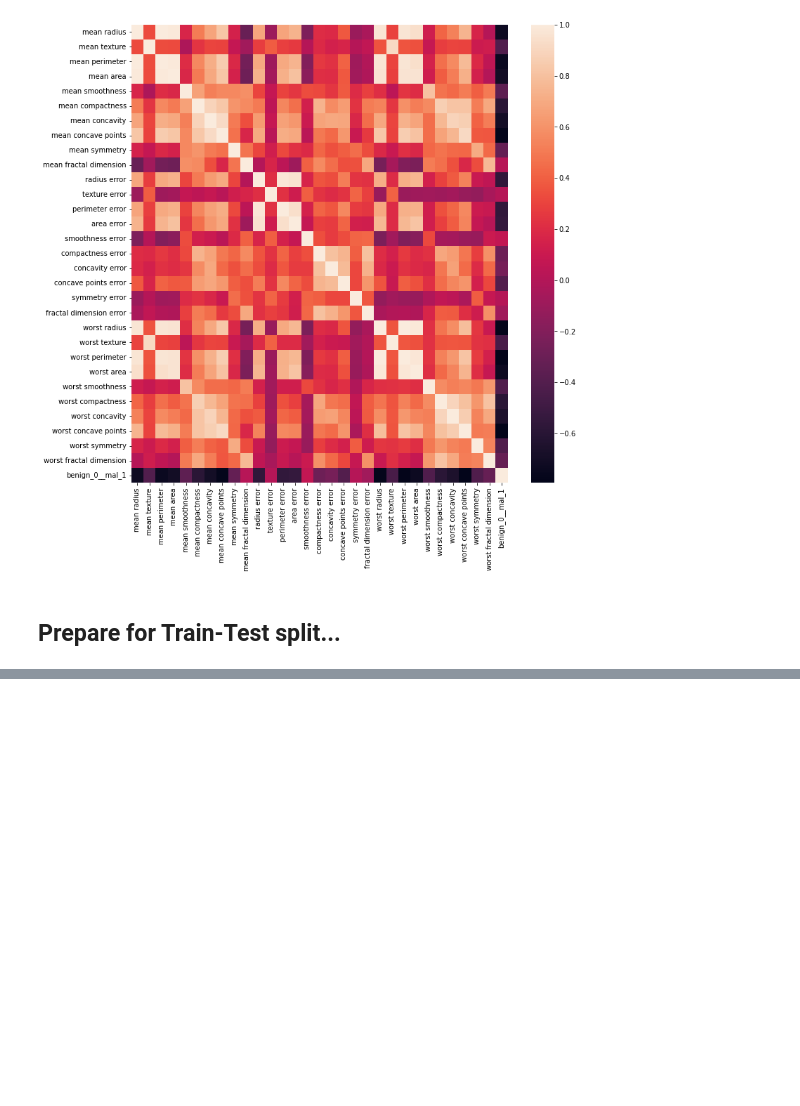
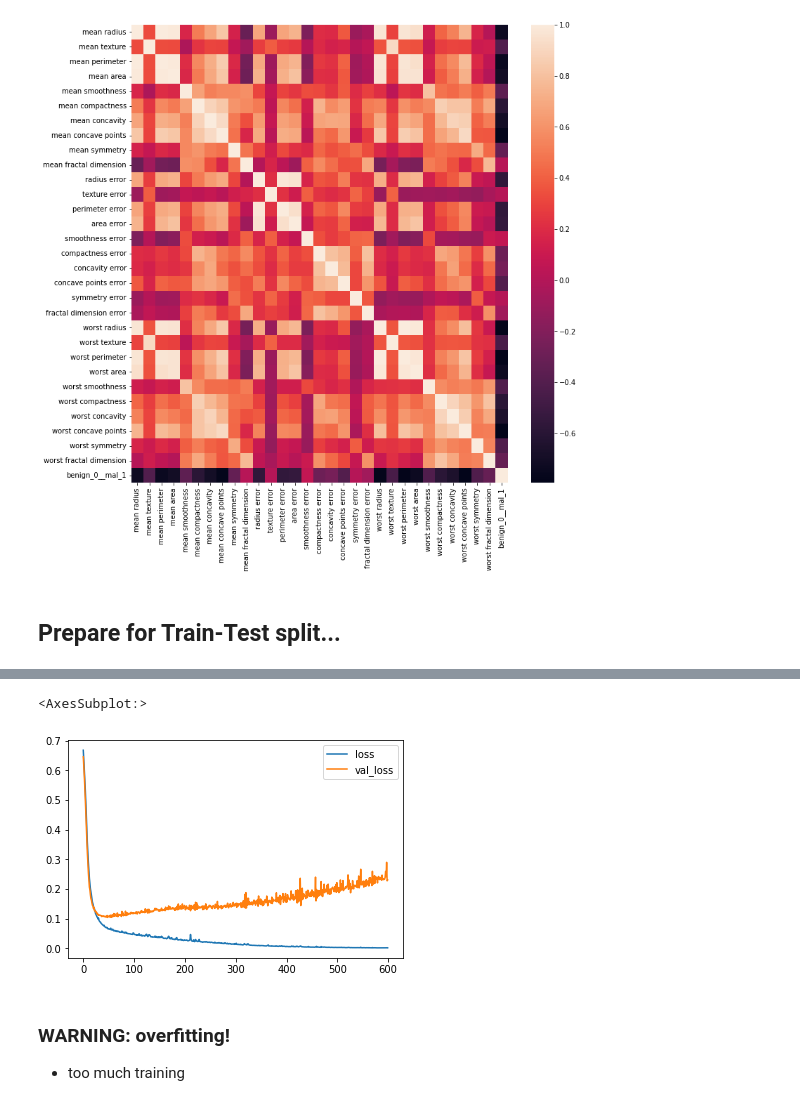
Before and after one commit to data-science-tsb/practice-tensorflow, a Jupyter notebook: tf2/02_Keras_Classification.ipynb, the cells around one changed output, grey strips where cells are left out. Drawn from its saved outputs; the diff is of its cells as text; code cells hidden in the pictures; blank space fills up the shorter version.

Commit message:
learn some things to prevent overfitting...

```diff
--- a/tf2/02_Keras_Classification.ipynb
+++ b/tf2/02_Keras_Classification.ipynb
@@ -96,0 +101,16 @@ X_test = scaler.transform(X_test)
+# %%
+from tensorflow.keras.models import Sequential
+from tensorflow.keras.layers import Dense, Dropout
+
+model = Sequential()
+model.add(Dense(30, activation='relu'))
+model.add(Dense(15, activation='relu'))
+
+model.add(Dense(1, activation='sigmoid'))
+
+model.compile(loss='binary_crossentropy', optimizer='adam')
+# %%
+model.fit(x=X_train, y=y_train, epochs=600, validation_data=(X_test, y_test))
+# %%
+training_loss = pd.DataFrame(model.history.history)
+training_loss.head()
@@ -96,0 +124,8 @@ X_test = scaler.transform(X_test)
+# %%
+training_loss.plot()
+# %% [output]
+<AxesSubplot:>
+[figure, added]
+# %% [markdown]
+### WARNING: overfitting!
+- too much training
```
Also changed, not shown: parts of 9 cells of this notebook.
